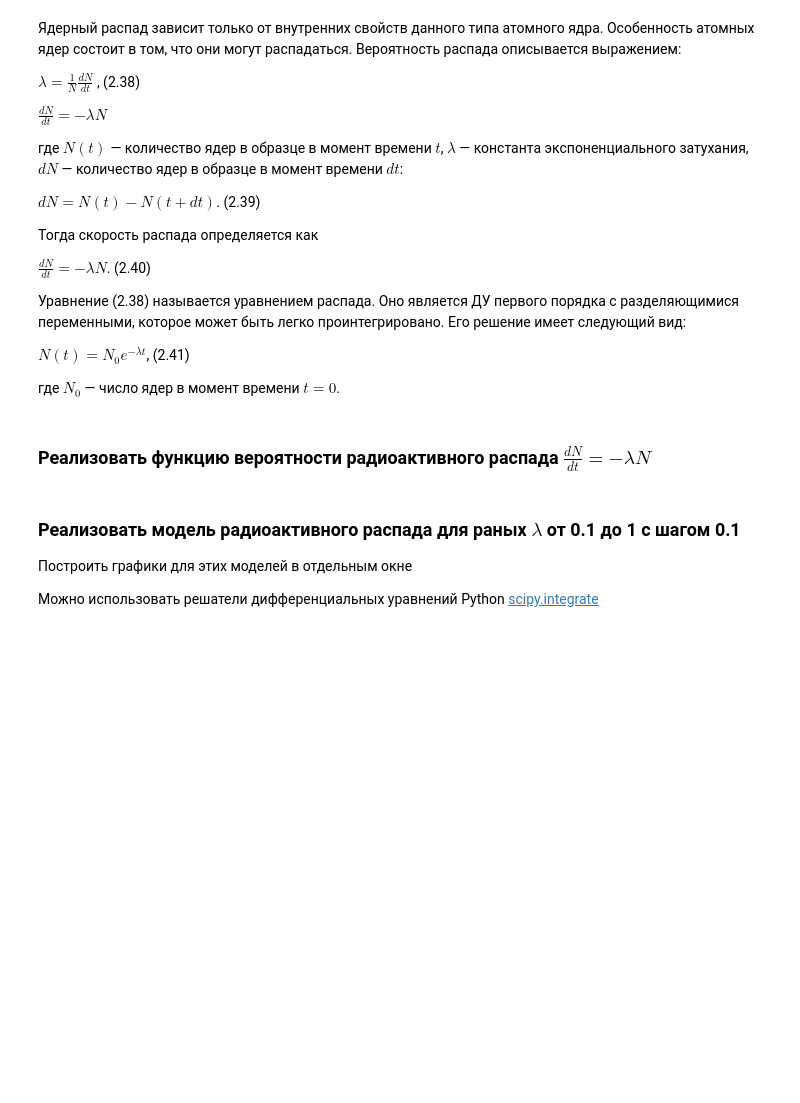
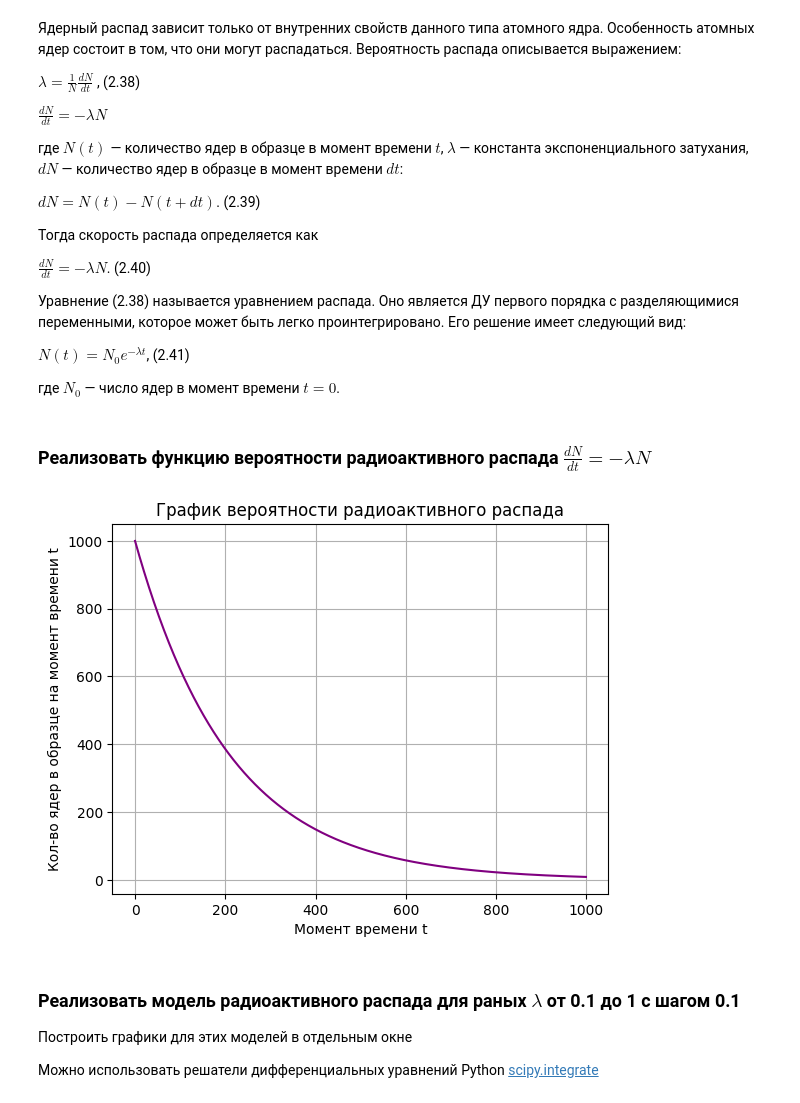
Before and after one commit to Pokulord/PhysModelling, a Jupyter notebook: Lab4.ipynb, the cells around one changed output. Saved outputs shown, nothing was run; the diff lists cells and outputs as text; code cells hidden in the pictures; blank space fills up the shorter version.

```diff
--- a/Lab4.ipynb
+++ b/Lab4.ipynb
@@ -180,3 +189,30 @@ $N(t) = N_0 e^{−\lambda t}$, (2.41)
+# %%
+import numpy as np
+import matplotlib.pyplot as plt
+import random
+from scipy.integrate import odeint
+
+def function_of_radiocactive_decay(N, t):
+  return -lamda*N
+
+N0 = 1000
+half_of_decay = 3.5*60 # Период полураспада
+lamda = 1/ half_of_decay
+t = np.arange(0, 1000, 1)
+
+N = odeint(function_of_radiocactive_decay, N0, t) # Решаем дифференциальное уравнение
+
+
+
+
+plt.plot(t, N, color='purple')
+plt.title('График вероятности радиоактивного распада')
+plt.xlabel("Момент времени t")
+plt.ylabel("Кол-во ядер в образце на момент времени t")
+plt.grid()
+plt.show()
+# %% [output]
+[figure, added]
 # %% [markdown]
 ### Реализовать модель радиоактивного распада для раных $\lambda$ от 0.1 до 1 с шагом 0.1
 
```
Also changed, not shown: parts of 10 cells of this notebook.
